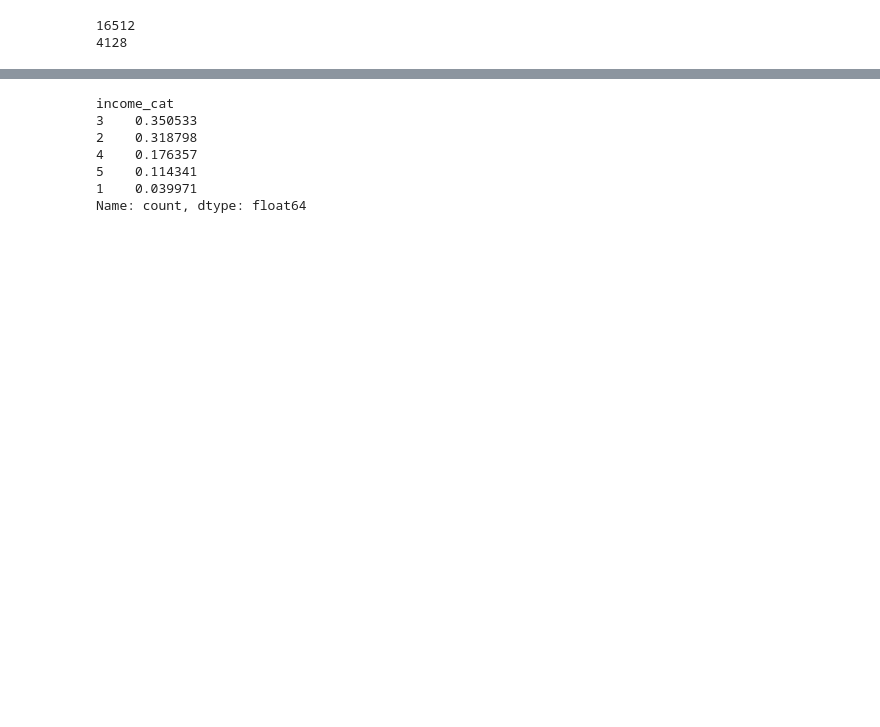
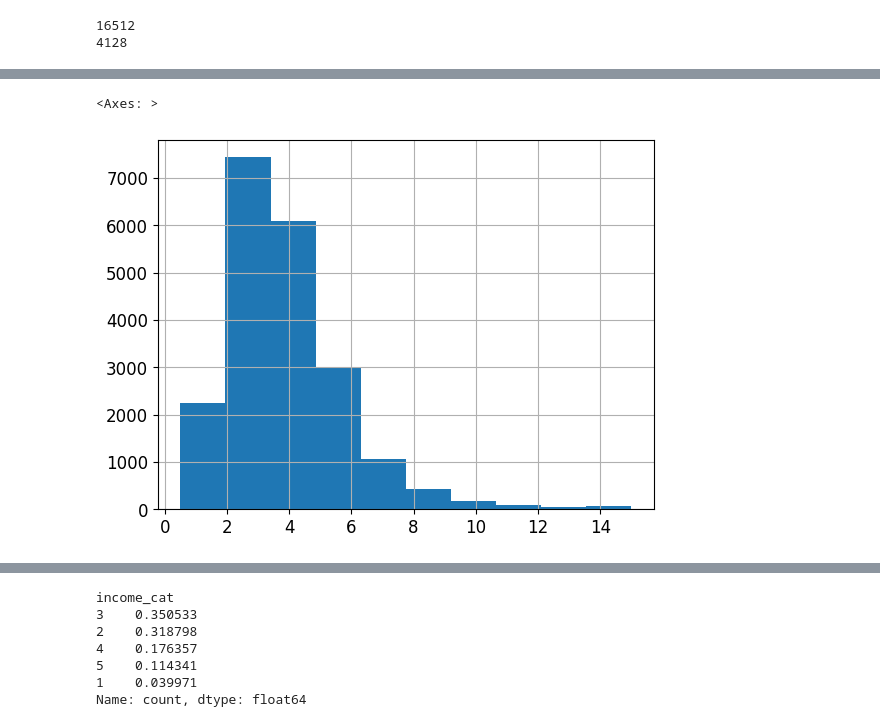
Before and after one commit to blue-research/ML, a Jupyter notebook: Training/Housing.ipynb, the cells around one changed output, grey strips where cells are left out. Saved outputs shown, nothing was run; the diff lists cells and outputs as text; code cells hidden in the pictures; blank space fills up the shorter version.

```diff
--- a/Training/Housing.ipynb
+++ b/Training/Housing.ipynb
@@ -122,3 +177,8 @@ train_set, test_set = train_test_split(housing, test_size=0.2, random_state=42)
+# %%
+housing['median_income'].hist()
+# %% [output]
+<Axes: >
+[figure, added]
 # %%
 housing['income_cat'] = pd.cut(housing['median_income'], bins=[0., 1.5, 3.0, 4.5, 6., np.inf], labels=[1,2,3,4,5])
 # %%
```
Also changed, not shown: parts of 12 cells of this notebook.
